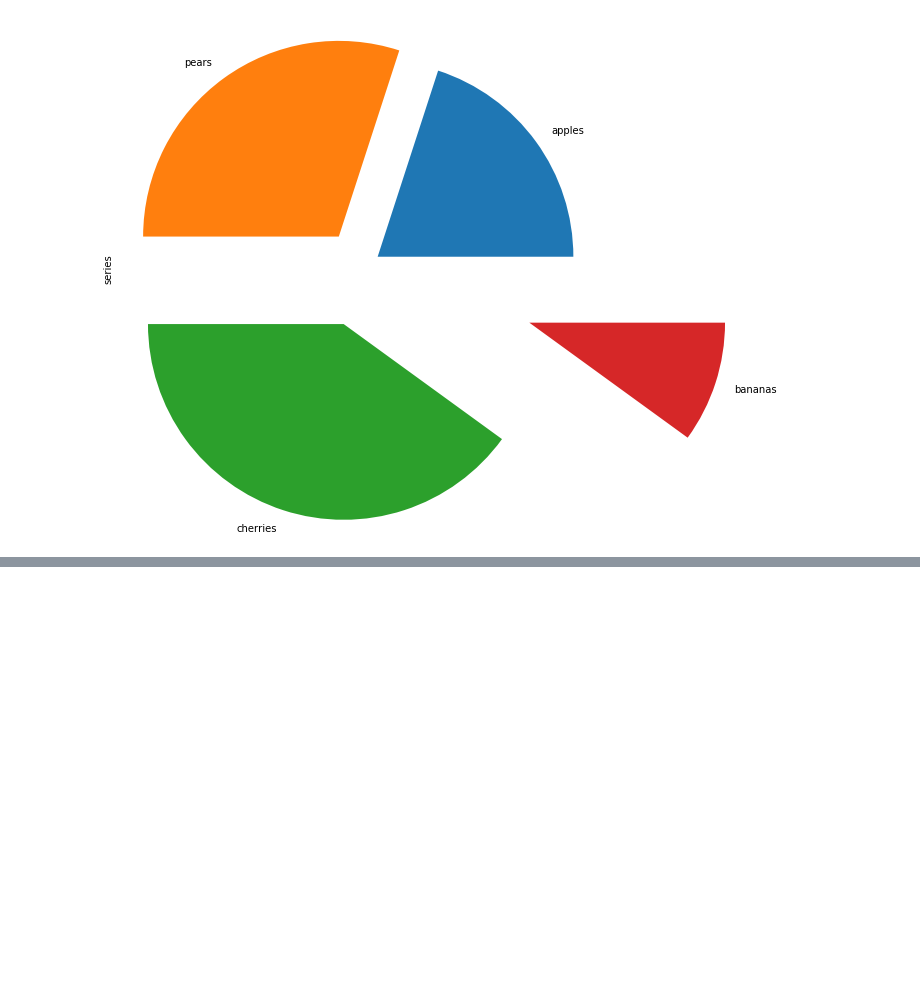
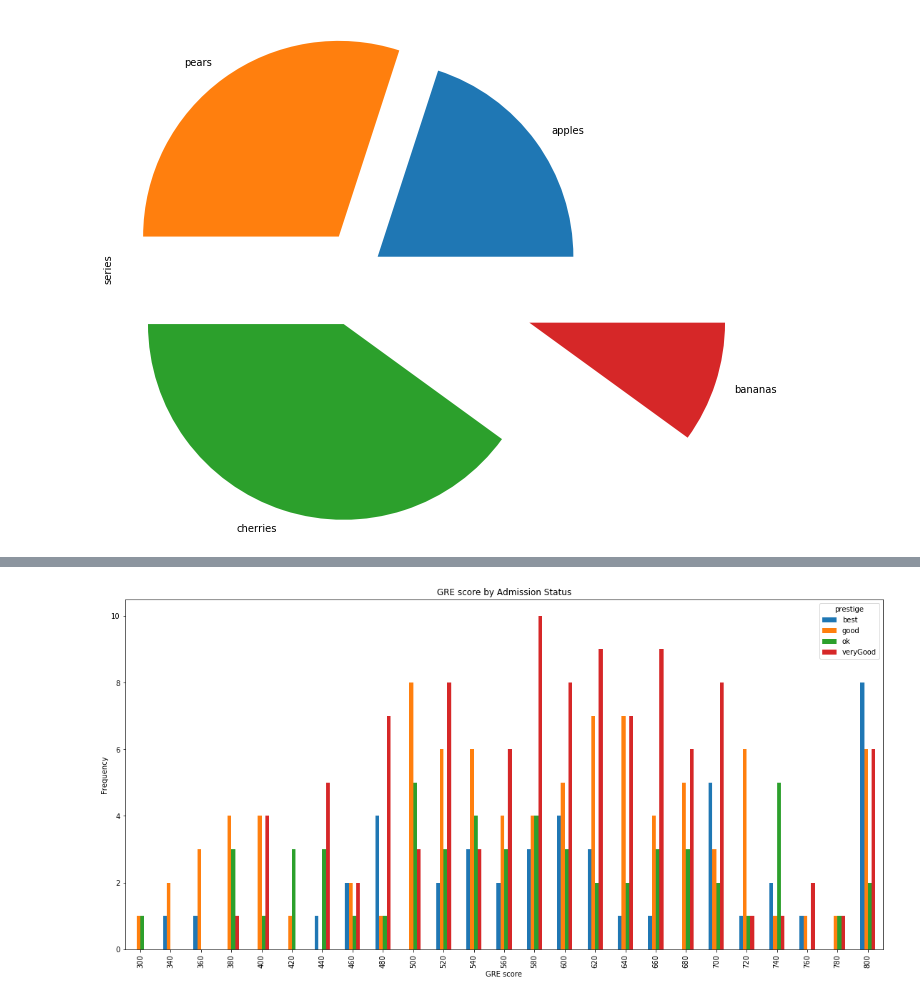
Before and after one commit to enuguru/DataScienceLevelOne, a Jupyter notebook: pydslevelone/data_visualization/plots.ipynb, the cells around one changed output, grey strips where cells are left out. Cells and saved outputs as stored; diff of their text form; code cells hidden in the pictures; blank space fills up the shorter version.

```diff
--- a/pydslevelone/data_visualization/plots.ipynb
+++ b/pydslevelone/data_visualization/plots.ipynb
@@ -118,0 +165,8 @@ series.plot.pie(figsize=(9, 9), explode=explode)
+# %%
+pd.crosstab(dfTrain.gre, dfTrain.prestige).plot(kind='bar',figsize=(19,9))
+pl.title('GRE score by Admission Status')
+pl.xlabel('GRE score')
+pl.ylabel('Frequency')
+pl.show()
+# %% [output]
+[figure, added]
```
Also changed, not shown: parts of 7 cells of this notebook, 9 other files.
